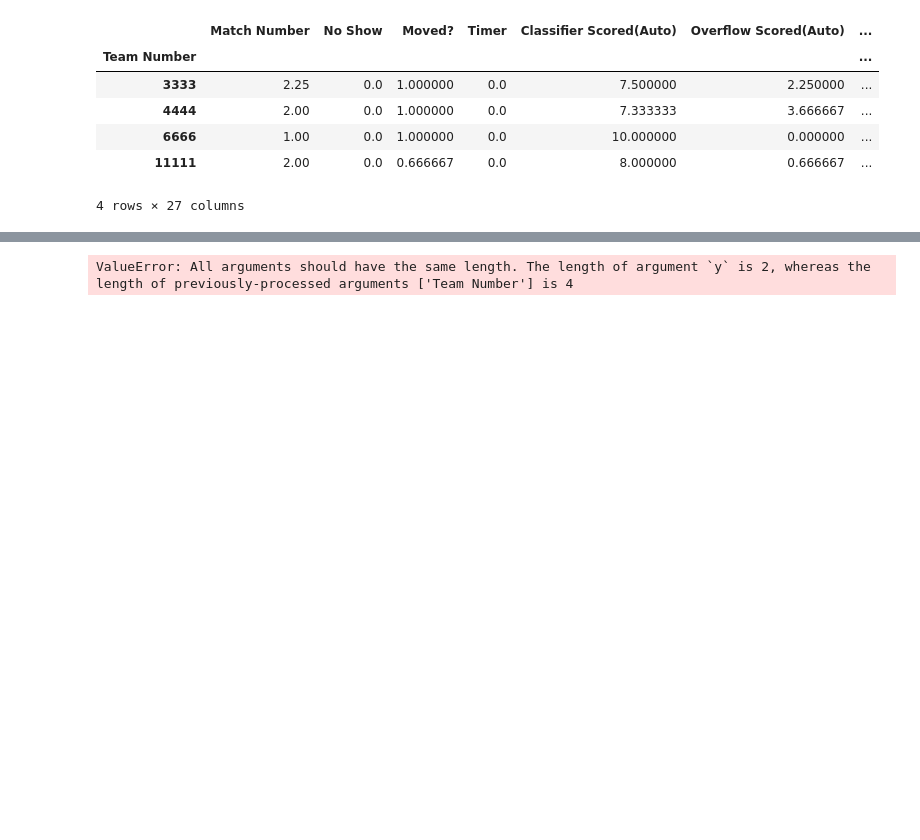
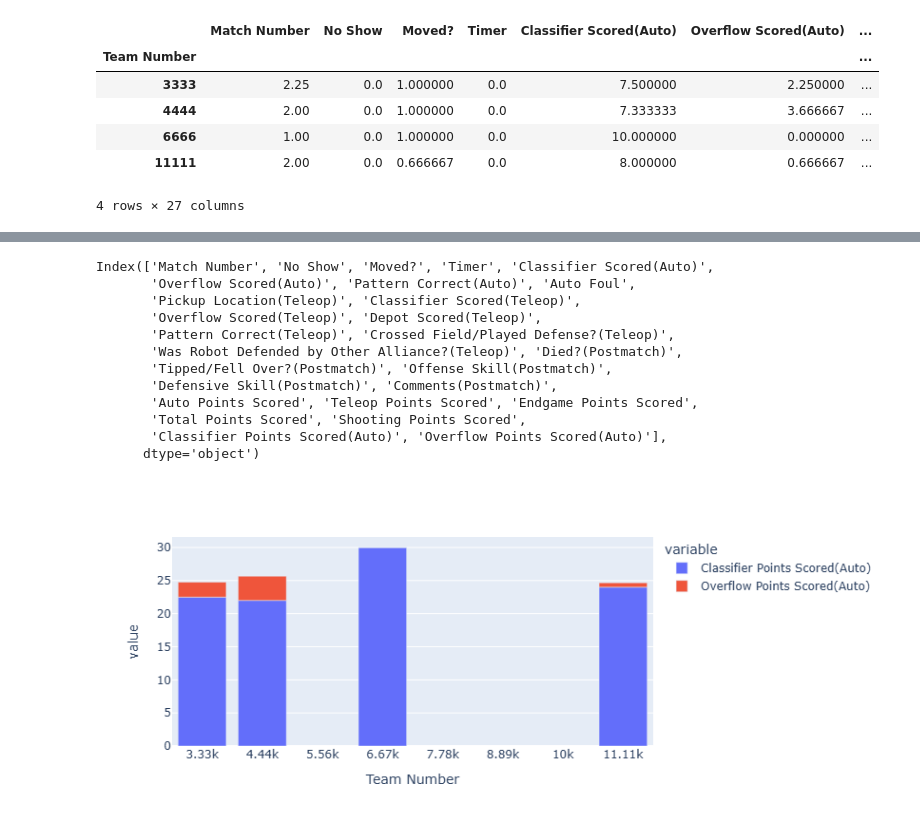
Before and after one commit to GirlsOfSteelRobotics/2025FTCScoutingApp, a Jupyter notebook: mock_data.ipynb, the cells around one changed output, grey strips where cells are left out. Saved outputs shown, nothing was run; the diff lists cells and outputs as text; code cells hidden in the pictures; blank space fills up the shorter version.

Commit message:
Classifier v. Overflow (Points)

```diff
--- a/mock_data.ipynb
+++ b/mock_data.ipynb
@@ -125,5 +119,17 @@ fig.show()
 # %%
-fig = px.bar(avg, y=["Classifier Auto Points Scored", "Overflow Auto Points Scored"])
+fig = px.bar(avg, y=["Classifier Points Scored(Auto)", "Overflow Points Scored(Auto)"])
 fig.show()
 # %% [output]
-ValueError: All arguments should have the same length. The length of argument `y` is 2, whereas the length of previously-processed arguments ['Team Number'] is 4
+Index(['Match Number', 'No Show', 'Moved?', 'Timer', 'Classifier Scored(Auto)',
+       'Overflow Scored(Auto)', 'Pattern Correct(Auto)', 'Auto Foul',
+       'Pickup Location(Teleop)', 'Classifier Scored(Teleop)',
+       'Overflow Scored(Teleop)', 'Depot Scored(Teleop)',
+       'Pattern Correct(Teleop)', 'Crossed Field/Played Defense?(Teleop)',
+       'Was Robot Defended by Other Alliance?(Teleop)', 'Died?(Postmatch)',
+       'Tipped/Fell Over?(Postmatch)', 'Offense Skill(Postmatch)',
+       'Defensive Skill(Postmatch)', 'Comments(Postmatch)',
+       'Auto Points Scored', 'Teleop Points Scored', 'Endgame Points Scored',
+       'Total Points Scored', 'Shooting Points Scored',
+       'Classifier Points Scored(Auto)', 'Overflow Points Scored(Auto)'],
+      dtype='object')
+[figure, added]
```
Also changed, not shown: parts of 3 cells of this notebook.
